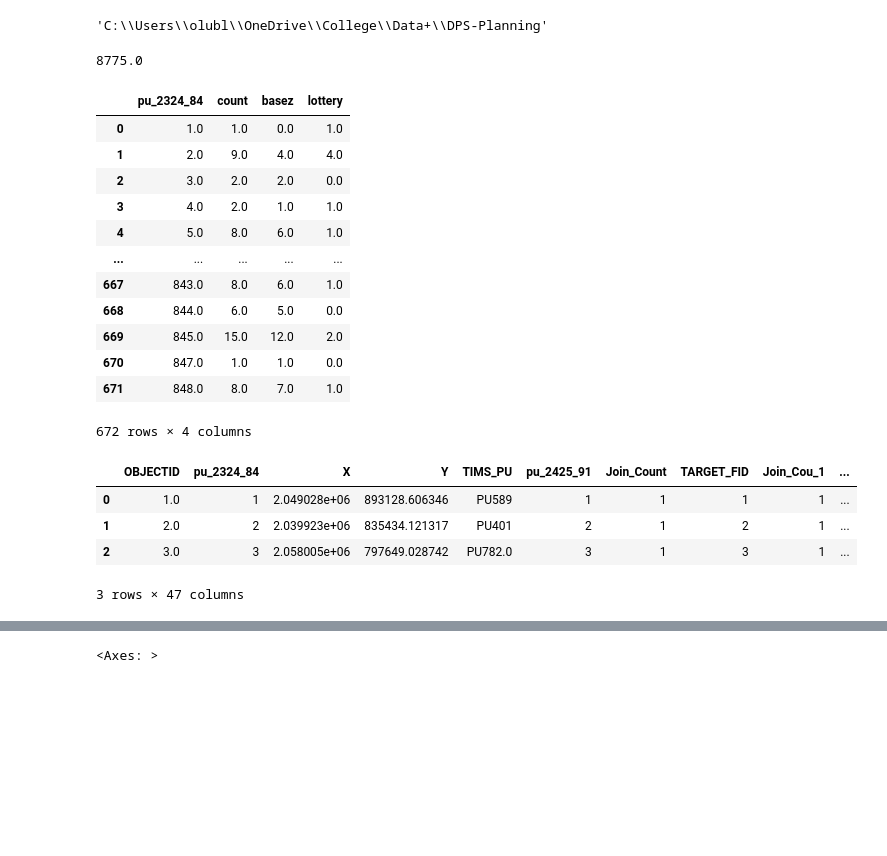
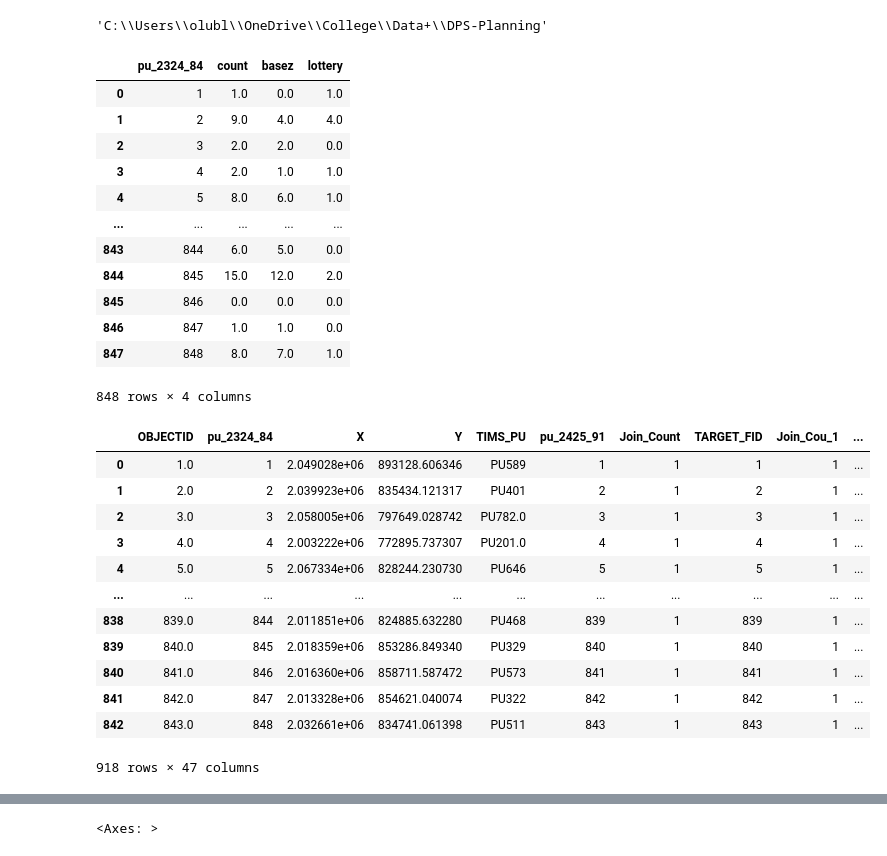
Before and after one commit to olublin/DPS-Planning, a Jupyter notebook: Base_Projection.ipynb, the cells around one changed output, grey strips where cells are left out. Saved outputs shown, nothing was run; the diff lists cells and outputs as text; code cells hidden in the pictures; blank space fills up the shorter version.

Commit message:
merged count and boundary files

```diff
--- a/Base_Projection.ipynb
+++ b/Base_Projection.ipynb
@@ -26,39 +24,47 @@ hs_2028 = hs_2028[['pu_2324_84','grade','year_str','count','basez','lottery']]
 # %%
 #merging identical rows to get student counts by block and grade
-columns_to_group = (['pu_2324_84','grade'])
-hs_2028 = hs_2028.groupby(columns_to_group,as_index=False).sum()   #as_index=False preserves the columns we are grouping by
-hs_2028['count'].sum()
+columns_to_group = ['pu_2324_84']
+hs_2028 = hs_2028.groupby(columns_to_group,as_index=False).sum() #as_index=False preserves the columns we are grouping by
+
+#the planning units with zero enrollment are missing, so we must fill them with zeros
+all_pus = pd.DataFrame({'pu_2324_84': range(1,849)})
+hs_2028_full = all_pus.merge(hs_2028, on='pu_2324_84',how='left').fillna(0)
+hs_2028_full
 # %% [output]
+|  | pu_2324_84 | count | basez | lottery |
+| 0 | 1 | 1.0 | 0.0 | 1.0 |
+| 1 | 2 | 9.0 | 4.0 | 4.0 |
+| 2 | 3 | 2.0 | 2.0 | 0.0 |
+| 3 | 4 | 2.0 | 1.0 | 1.0 |
+| 4 | 5 | 8.0 | 6.0 | 1.0 |
+| ... | ... | ... | ... | ... |
+| 843 | 844 | 6.0 | 5.0 | 0.0 |
+| 844 | 845 | 15.0 | 12.0 | 2.0 |
+| 845 | 846 | 0.0 | 0.0 | 0.0 |
+| 846 | 847 | 1.0 | 1.0 | 0.0 |
+| 847 | 848 | 8.0 | 7.0 | 1.0 |
-8775.0
+848 rows × 4 columns
-# %%
-hs_2028_by_pu = hs_2028.groupby(by='pu_2324_84',as_index=False)[['count','basez','lottery']].sum()
-hs_2028_by_pu
-# %% [output]
-|  | pu_2324_84 | count | basez | lottery |
-| 0 | 1.0 | 1.0 | 0.0 | 1.0 |
-| 1 | 2.0 | 9.0 | 4.0 | 4.0 |
-| 2 | 3.0 | 2.0 | 2.0 | 0.0 |
-| 3 | 4.0 | 2.0 | 1.0 | 1.0 |
-| 4 | 5.0 | 8.0 | 6.0 | 1.0 |
-| ... | ... | ... | ... | ... |
-| 667 | 843.0 | 8.0 | 6.0 | 1.0 |
-| 668 | 844.0 | 6.0 | 5.0 | 0.0 |
-| 669 | 845.0 | 15.0 | 12.0 | 2.0 |
-| 670 | 847.0 | 1.0 | 1.0 | 0.0 |
-| 671 | 848.0 | 8.0 | 7.0 | 1.0 |
-672 rows × 4 columns
 # %%
 #read in the planning units and their centroids
-dps_pu = gpd.read_file(r'C:\\Users\\olubl\\OneDrive\\College\\Data+\\DPS-Planning\PU_2425_918\PU_2425_918.shp')
-dps_pu = dps_pu.to_crs(epsg = 3857)
+dps_pu = gpd.read_file(r'C:\\Users\\olubl\\OneDrive\\College\\Data+\\DPS-Planning\\PU_2425_918\\PU_2425_918.shp').rename(columns={'pu_2324_848':'pu_2324_84'})
+dps_pu = dps_pu.to_crs(epsg = 3857).sort_values(by='pu_2324_84')
 dps_pu['centroid'] = dps_pu['geometry'].centroid
-dps_pu.head(3)
+dps_pu
+#WHY IS THERE 918 ROWS??
 # %% [output]
 |  | OBJECTID | pu_2324_84 | X | Y | TIMS_PU | pu_2425_91 | Join_Count | TARGET_FID | Join_Cou_1 | ... |
 | 0 | 1.0 | 1 | 2.049028e+06 | 893128.606346 | PU589 | 1 | 1 | 1 | 1 | ... |
 | 1 | 2.0 | 2 | 2.039923e+06 | 835434.121317 | PU401 | 2 | 1 | 2 | 1 | ... |
 | 2 | 3.0 | 3 | 2.058005e+06 | 797649.028742 | PU782.0 | 3 | 1 | 3 | 1 | ... |
+| 3 | 4.0 | 4 | 2.003222e+06 | 772895.737307 | PU201.0 | 4 | 1 | 4 | 1 | ... |
+| 4 | 5.0 | 5 | 2.067334e+06 | 828244.230730 | PU646 | 5 | 1 | 5 | 1 | ... |
+| ... | ... | ... | ... | ... | ... | ... | ... | ... | ... | ... |
+| 838 | 839.0 | 844 | 2.011851e+06 | 824885.632280 | PU468 | 839 | 1 | 839 | 1 | ... |
+| 839 | 840.0 | 845 | 2.018359e+06 | 853286.849340 | PU329 | 840 | 1 | 840 | 1 | ... |
+| 840 | 841.0 | 846 | 2.016360e+06 | 858711.587472 | PU573 | 841 | 1 | 841 | 1 | ... |
+| 841 | 842.0 | 847 | 2.013328e+06 | 854621.040074 | PU322 | 842 | 1 | 842 | 1 | ... |
+| 842 | 843.0 | 848 | 2.032661e+06 | 834741.061398 | PU511 | 843 | 1 | 843 | 1 | ... |
-3 rows × 47 columns
+918 rows × 47 columns
 # %%
 #read in the school locations
 dps_base = gpd.read_file(r'C:\\Users\\olubl\\OneDrive\\College\\Data+\\DPS-Planning\\dps_base_2324.geojson')
```
Also changed, not shown: parts of 4 cells of this notebook.
